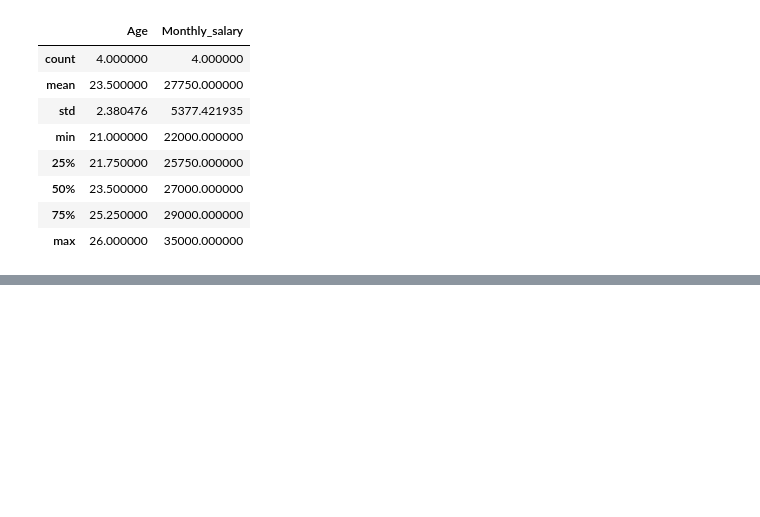
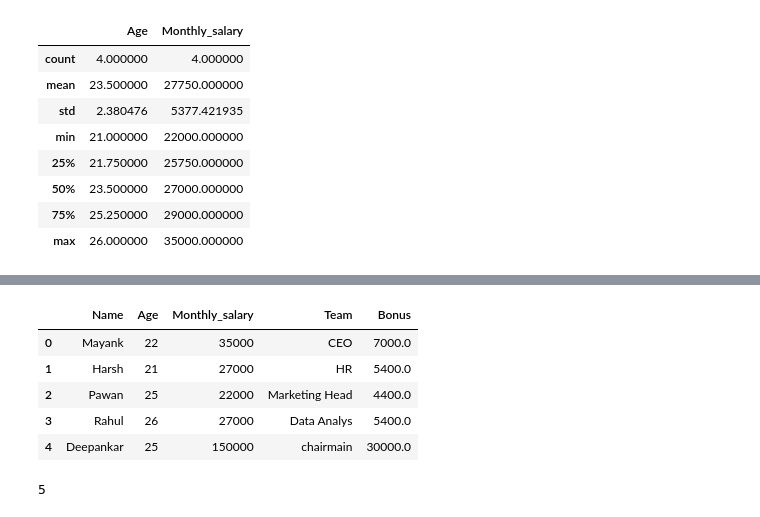
Before and after one commit to DeepankarGupta508/Pandas, a Jupyter notebook: Phase1.ipynb, the cells around one changed output, grey strips where cells are left out. Cells and saved outputs as stored; diff of their text form; code cells hidden in the pictures; blank space fills up the shorter version.

```diff
--- a/Phase1.ipynb
+++ b/Phase1.ipynb
@@ -85,0 +91,3 @@ student_data.describe()
+# %%
+load_data = pd.read_csv("exData.csv")   #import Data frame
+load_data
@@ -85,0 +191,4 @@ student_data.describe()
+# %%
+#add new column
+load_data["Team"] = ["CEO", "HR", "Marketing Head", "Data Analys"]
+load_data
@@ -85,0 +201,3 @@ student_data.describe()
+# %%
+load_data["Bonus"] = load_data["Monthly_salary"] * 0.2
+load_data
@@ -85,0 +210,15 @@ student_data.describe()
+# %%
+# add new row
+load_data.loc[len(load_data)] = ["Deepankar", 25, 150000, "chairmain", 30000]
+load_data
+# %% [output]
+|  | Name | Age | Monthly_salary | Team | Bonus |
+| 0 | Mayank | 22 | 35000 | CEO | 7000.0 |
+| 1 | Harsh | 21 | 27000 | HR | 5400.0 |
+| 2 | Pawan | 25 | 22000 | Marketing Head | 4400.0 |
+| 3 | Rahul | 26 | 27000 | Data Analys | 5400.0 |
+| 4 | Deepankar | 25 | 150000 | chairmain | 30000.0 |
+# %%
+len(load_data)
+# %% [output]
+5
```
Also changed, not shown: parts of 36 cells of this notebook, 1 other file.
